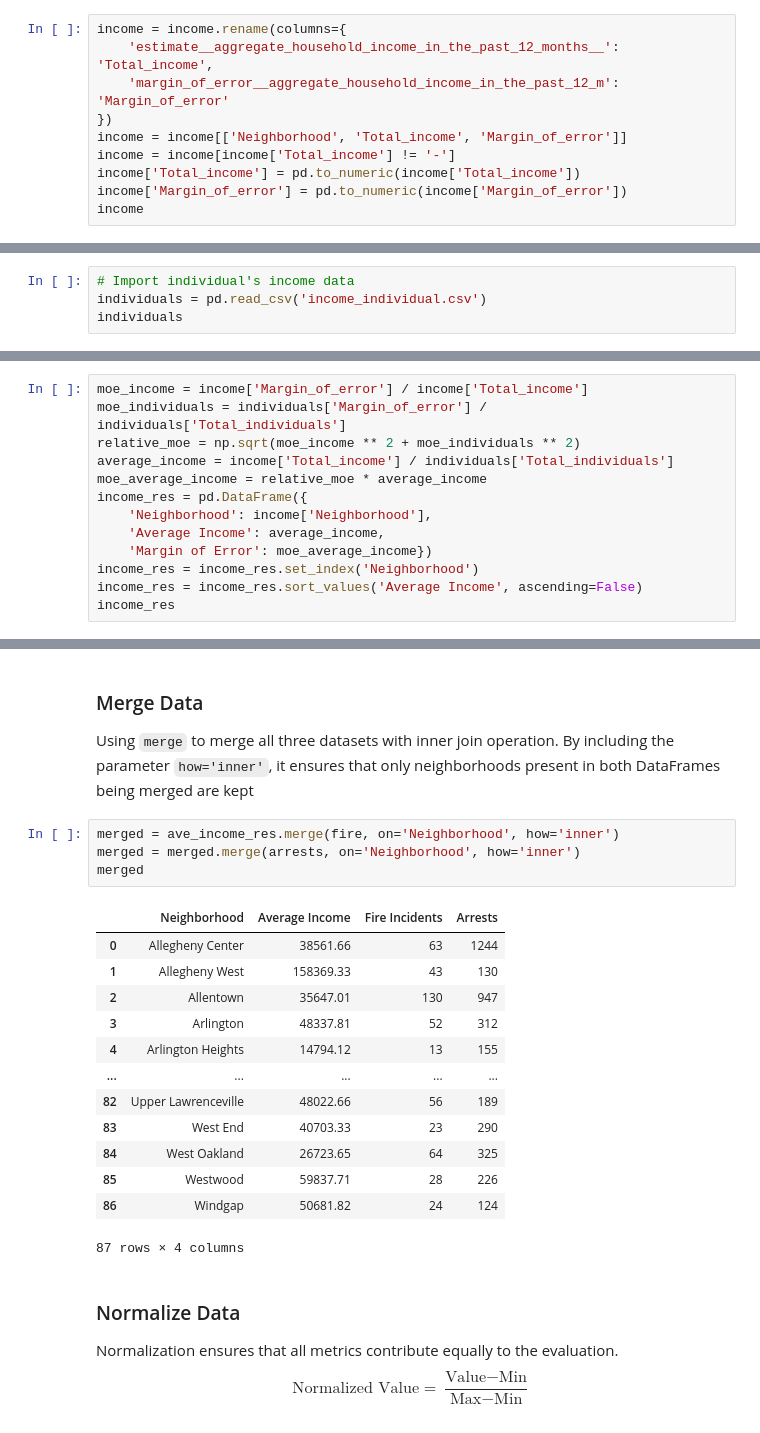
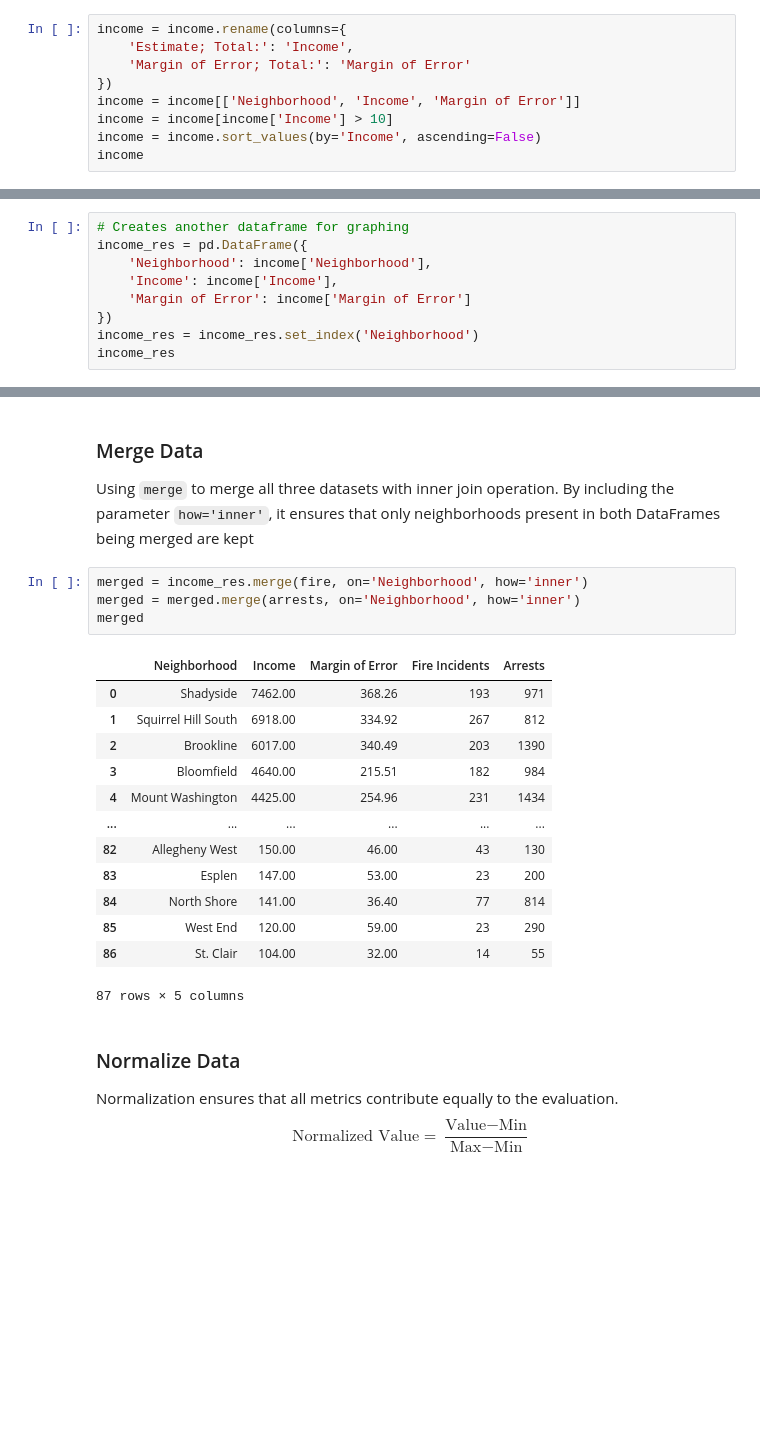
Before and after one commit to stanleytengg/CMPINF0010-Final-Project, a Jupyter notebook: Final.ipynb, the cells around one changed output, grey strips where cells are left out. Cells and saved outputs as stored; diff of their text form; blank space fills up the shorter version.

```diff
--- a/Final.ipynb
+++ b/Final.ipynb
@@ -201,12 +198,11 @@ income
 ### Parse and Organize Data for Total Income
 # %%
 income = income.rename(columns={
-    'estimate__aggregate_household_income_in_the_past_12_months__': 'Total_income',
-    'margin_of_error__aggregate_household_income_in_the_past_12_m': 'Margin_of_error'
+    'Estimate; Total:': 'Income',
+    'Margin of Error; Total:': 'Margin of Error'
 })
-income = income[['Neighborhood', 'Total_income', 'Margin_of_error']]
-income = income[income['Total_income'] != '-']
-income['Total_income'] = pd.to_numeric(income['Total_income'])
-income['Margin_of_error'] = pd.to_numeric(income['Margin_of_error'])
+income = income[['Neighborhood', 'Income', 'Margin of Error']]
+income = income[income['Income'] > 10]
+income = income.sort_values(by='Income', ascending=False)
 income
 # %% [output]
@@ -225,6 +221,11 @@ income
 89 rows × 3 columns
 # %%
-# Import individual's income data
-individuals = pd.read_csv('income_individual.csv')
-individuals
+# Creates another dataframe for graphing
+income_res = pd.DataFrame({
+    'Neighborhood': income['Neighborhood'],
+    'Income': income['Income'],
+    'Margin of Error': income['Margin of Error']
+})
+income_res = income_res.set_index('Neighborhood')
+income_res
 # %% [output]
@@ -290,13 +245,0 @@ $$
-# %%
-moe_income = income['Margin_of_error'] / income['Total_income']
-moe_individuals = individuals['Margin_of_error'] / individuals['Total_individuals']
-relative_moe = np.sqrt(moe_income ** 2 + moe_individuals ** 2)
-average_income = income['Total_income'] / individuals['Total_individuals']
-moe_average_income = relative_moe * average_income
-income_res = pd.DataFrame({
-    'Neighborhood': income['Neighborhood'],
-    'Average Income': average_income,
-    'Margin of Error': moe_average_income})
-income_res = income_res.set_index('Neighborhood')
-income_res = income_res.sort_values('Average Income', ascending=False)
-income_res
@@ -357,23 +263,23 @@ Combine three datasets into one graph to evaluate which neighborhood is the best
 ### Merge Data
 Using `merge` to merge all three datasets with inner join operation. By including the parameter `how='inner'`, it ensures that only neighborhoods present in both DataFrames being merged are kept
 # %%
-merged = ave_income_res.merge(fire, on='Neighborhood', how='inner')
+merged = income_res.merge(fire, on='Neighborhood', how='inner')
 merged = merged.merge(arrests, on='Neighborhood', how='inner')
 merged
 # %% [output]
-|  | Neighborhood | Average Income | Fire Incidents | Arrests |
-| 0 | Allegheny Center | 38561.66 | 63 | 1244 |
-| 1 | Allegheny West | 158369.33 | 43 | 130 |
-| 2 | Allentown | 35647.01 | 130 | 947 |
-| 3 | Arlington | 48337.81 | 52 | 312 |
-| 4 | Arlington Heights | 14794.12 | 13 | 155 |
-| ... | ... | ... | ... | ... |
-| 82 | Upper Lawrenceville | 48022.66 | 56 | 189 |
-| 83 | West End | 40703.33 | 23 | 290 |
-| 84 | West Oakland | 26723.65 | 64 | 325 |
-| 85 | Westwood | 59837.71 | 28 | 226 |
-| 86 | Windgap | 50681.82 | 24 | 124 |
+|  | Neighborhood | Income | Margin of Error | Fire Incidents | Arrests |
+| 0 | Shadyside | 7462.00 | 368.26 | 193 | 971 |
+| 1 | Squirrel Hill South | 6918.00 | 334.92 | 267 | 812 |
+| 2 | Brookline | 6017.00 | 340.49 | 203 | 1390 |
+| 3 | Bloomfield | 4640.00 | 215.51 | 182 | 984 |
+| 4 | Mount Washington | 4425.00 | 254.96 | 231 | 1434 |
+| ... | ... | ... | ... | ... | ... |
+| 82 | Allegheny West | 150.00 | 46.00 | 43 | 130 |
+| 83 | Esplen | 147.00 | 53.00 | 23 | 200 |
+| 84 | North Shore | 141.00 | 36.40 | 77 | 814 |
+| 85 | West End | 120.00 | 59.00 | 23 | 290 |
+| 86 | St. Clair | 104.00 | 32.00 | 14 | 55 |
-87 rows × 4 columns
+87 rows × 5 columns
 # %% [markdown]
 ### Normalize Data
 Normalization ensures that all metrics contribute equally to the evaluation.
```
Also changed, not shown: parts of 19 cells of this notebook.
